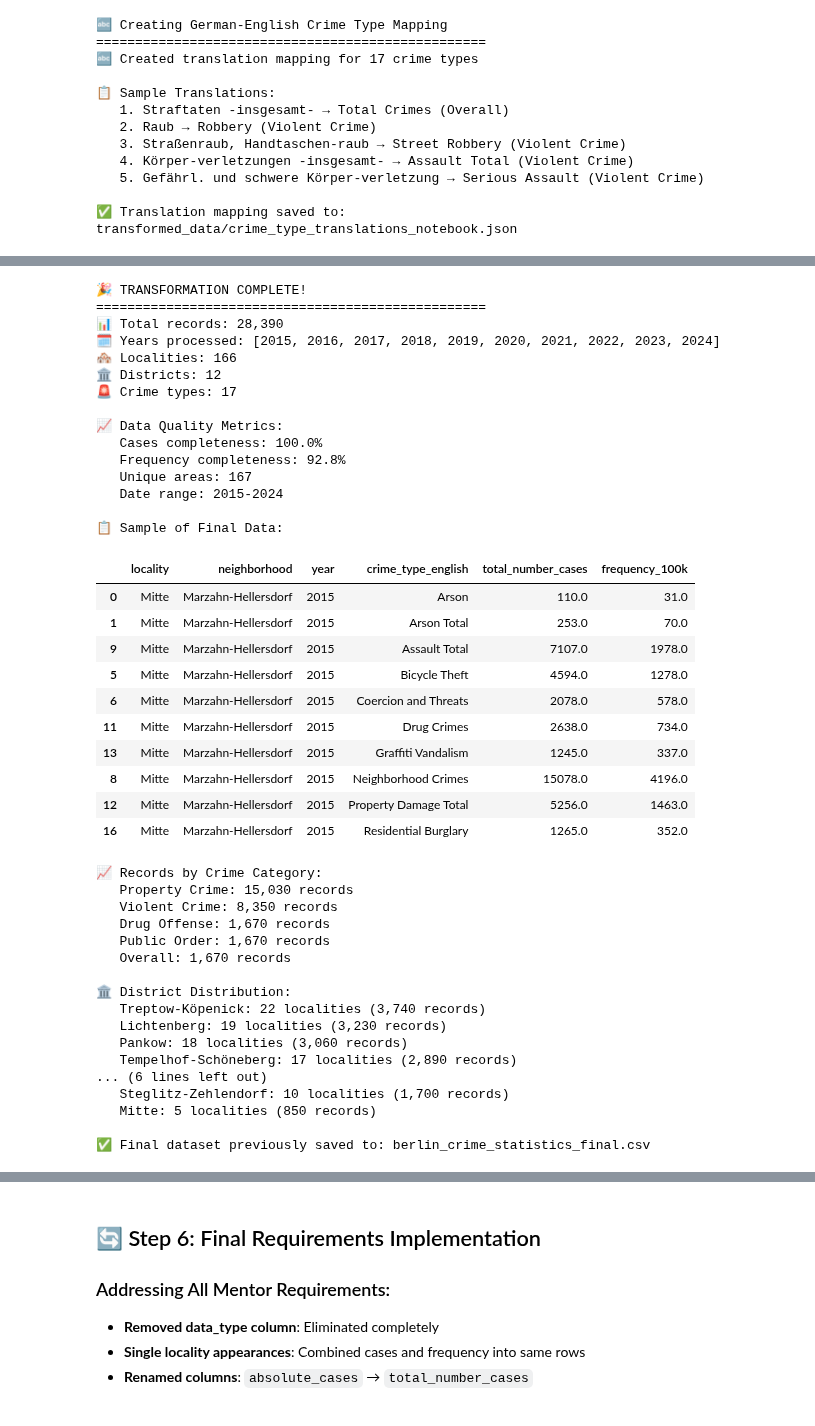
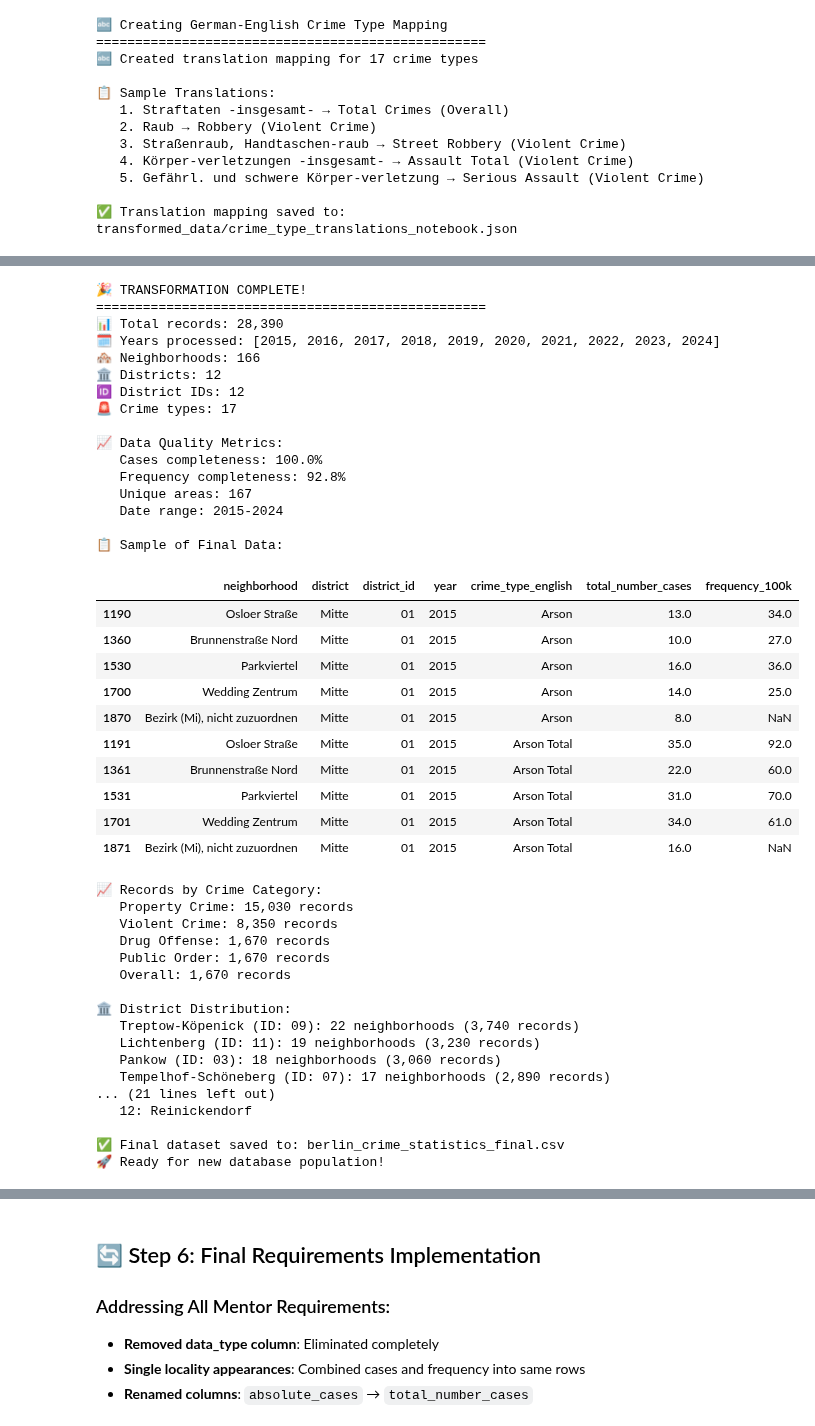
Before and after one commit to webeet-io/layered-populate-data-pool-da, a Jupyter notebook: crime_statistics/scripts/Berlin_Crime_Statistics_Transformation.ipynb, the cells around one changed output, grey strips where cells are left out. Drawn from its saved outputs; the diff is of its cells as text; code cells hidden in the pictures.

```diff
--- a/crime_statistics/scripts/Berlin_Crime_Statistics_Transformation.ipynb
+++ b/crime_statistics/scripts/Berlin_Crime_Statistics_Transformation.ipynb
@@ -351,8 +397,9 @@ if transformed_data is not None:
     print("=" * 50)
     print(f"📊 Total records: {len(transformed_data):,}")
     print(f"🗓️ Years processed: {years_processed}")
-    print(f"🏘️ Localities: {transformed_data['locality'].nunique()}")
-    print(f"🏛️ Districts: {transformed_data['neighborhood'].nunique()}")
+    print(f"🏘️ Neighborhoods: {transformed_data['neighborhood'].nunique()}")
+    print(f"🏛️ Districts: {transformed_data['district'].nunique()}")
+    print(f"🆔 District IDs: {len(transformed_data['district_id'].unique())}")
     print(f"🚨 Crime types: {transformed_data['crime_type_english'].nunique()}")
 
     # Show data quality metrics
@@ -364,53 +411,62 @@ if transformed_data is not None:
 
     # Show sample data
     print(f"\n📋 Sample of Final Data:")
-    sample_cols = ['locality', 'neighborhood', 'year', 'crime_type_english', 'total_number_cases', 'frequency_100k']
+    sample_cols = ['neighborhood', 'district', 'district_id', 'year', 'crime_type_english', 'total_number_cases', 'frequency_100k']
     display(transformed_data[sample_cols].head(10))
 
     # Show records by category
     print(f"\n📈 Records by Crime Category:")
     category_summary = transformed_data['category'].value_counts()
     for category, count in category_summary.items():
         print(f"   {category}: {count:,} records")
 
     # Show district distribution
     print(f"\n🏛️ District Distribution:")
-    district_summary = transformed_data.groupby('neighborhood')['locality'].nunique().sort_values(ascending=False)
-    for district, locality_count in district_summary.items():
-        records = len(transformed_data[transformed_data['neighborhood'] == district])
-        print(f"   {district}: {locality_count} localities ({records:,} records)")
+    district_summary = transformed_data.groupby('district')['neighborhood'].nunique().sort_values(ascending=False)
+    for district, neighborhood_count in district_summary.items():
+        records = len(transformed_data[transformed_data['district'] == district])
+        district_id = transformed_data[transformed_data['district'] == district]['district_id'].iloc[0]
+        print(f"   {district} (ID: {district_id}): {neighborhood_count} neighborhoods ({records:,} records)")
 
-    print(f"\n✅ Final dataset previously saved to: berlin_crime_statistics_final.csv")
+    # Show district_id mapping verification
+    print(f"\n🆔 District ID Mapping Verification:")
+    district_mapping = transformed_data[['district', 'district_id']].drop_duplicates().sort_values('district_id')
+    for _, row in district_mapping.iterrows():
+        print(f"   {row['district_id']}: {row['district']}")
+
+    print(f"\n✅ Final dataset saved to: berlin_crime_statistics_final.csv")
+    print(f"🚀 Ready for new database population!")
 
 else:
     print("❌ Transformation failed")
 # %% [output]
 🎉 TRANSFORMATION COMPLETE!
 ==================================================
 📊 Total records: 28,390
 🗓️ Years processed: [2015, 2016, 2017, 2018, 2019, 2020, 2021, 2022, 2023, 2024]
-🏘️ Localities: 166
+🏘️ Neighborhoods: 166
 🏛️ Districts: 12
+🆔 District IDs: 12
 🚨 Crime types: 17
 
 📈 Data Quality Metrics:
    Cases completeness: 100.0%
    Frequency completeness: 92.8%
    Unique areas: 167
    Date range: 2015-2024
 
 📋 Sample of Final Data:
-|  | locality | neighborhood | year | crime_type_english | total_number_cases | frequency_100k |
-| 0 | Mitte | Marzahn-Hellersdorf | 2015 | Arson | 110.0 | 31.0 |
-| 1 | Mitte | Marzahn-Hellersdorf | 2015 | Arson Total | 253.0 | 70.0 |
-| 9 | Mitte | Marzahn-Hellersdorf | 2015 | Assault Total | 7107.0 | 1978.0 |
-| 5 | Mitte | Marzahn-Hellersdorf | 2015 | Bicycle Theft | 4594.0 | 1278.0 |
-| 6 | Mitte | Marzahn-Hellersdorf | 2015 | Coercion and Threats | 2078.0 | 578.0 |
-| 11 | Mitte | Marzahn-Hellersdorf | 2015 | Drug Crimes | 2638.0 | 734.0 |
-| 13 | Mitte | Marzahn-Hellersdorf | 2015 | Graffiti Vandalism | 1245.0 | 337.0 |
-| 8 | Mitte | Marzahn-Hellersdorf | 2015 | Neighborhood Crimes | 15078.0 | 4196.0 |
-| 12 | Mitte | Marzahn-Hellersdorf | 2015 | Property Damage Total | 5256.0 | 1463.0 |
-| 16 | Mitte | Marzahn-Hellersdorf | 2015 | Residential Burglary | 1265.0 | 352.0 |
+|  | neighborhood | district | district_id | year | crime_type_english | total_number_cases | frequency_100k |
+| 1190 | Osloer Straße | Mitte | 01 | 2015 | Arson | 13.0 | 34.0 |
+| 1360 | Brunnenstraße Nord | Mitte | 01 | 2015 | Arson | 10.0 | 27.0 |
+| 1530 | Parkviertel | Mitte | 01 | 2015 | Arson | 16.0 | 36.0 |
+| 1700 | Wedding Zentrum | Mitte | 01 | 2015 | Arson | 14.0 | 25.0 |
+| 1870 | Bezirk (Mi), nicht zuzuordnen | Mitte | 01 | 2015 | Arson | 8.0 | NaN |
+| 1191 | Osloer Straße | Mitte | 01 | 2015 | Arson Total | 35.0 | 92.0 |
+| 1361 | Brunnenstraße Nord | Mitte | 01 | 2015 | Arson Total | 22.0 | 60.0 |
+| 1531 | Parkviertel | Mitte | 01 | 2015 | Arson Total | 31.0 | 70.0 |
+| 1701 | Wedding Zentrum | Mitte | 01 | 2015 | Arson Total | 34.0 | 61.0 |
+| 1871 | Bezirk (Mi), nicht zuzuordnen | Mitte | 01 | 2015 | Arson Total | 16.0 | NaN |
 📈 Records by Crime Category:
    Property Crime: 15,030 records
    Violent Crime: 8,350 records
@@ -419,15 +475,15 @@ else:
    Overall: 1,670 records
 
 🏛️ District Distribution:
-   Treptow-Köpenick: 22 localities (3,740 records)
-   Lichtenberg: 19 localities (3,230 records)
-   Pankow: 18 localities (3,060 records)
-   Tempelhof-Schöneberg: 17 localities (2,890 records)
-... (6 lines left out)
-   Steglitz-Zehlendorf: 10 localities (1,700 records)
-   Mitte: 5 localities (850 records)
+   Treptow-Köpenick (ID: 09): 22 neighborhoods (3,740 records)
+   Lichtenberg (ID: 11): 19 neighborhoods (3,230 records)
+   Pankow (ID: 03): 18 neighborhoods (3,060 records)
+   Tempelhof-Schöneberg (ID: 07): 17 neighborhoods (2,890 records)
+... (21 lines left out)
+   12: Reinickendorf
 
-✅ Final dataset previously saved to: berlin_crime_statistics_final.csv
+✅ Final dataset saved to: berlin_crime_statistics_final.csv
+🚀 Ready for new database population!
 # %%
 # 📈 Step 5: Data Visualization
 if transformed_data is not None:
```
Also changed, not shown: parts of 7 cells of this notebook, 2 other files.
